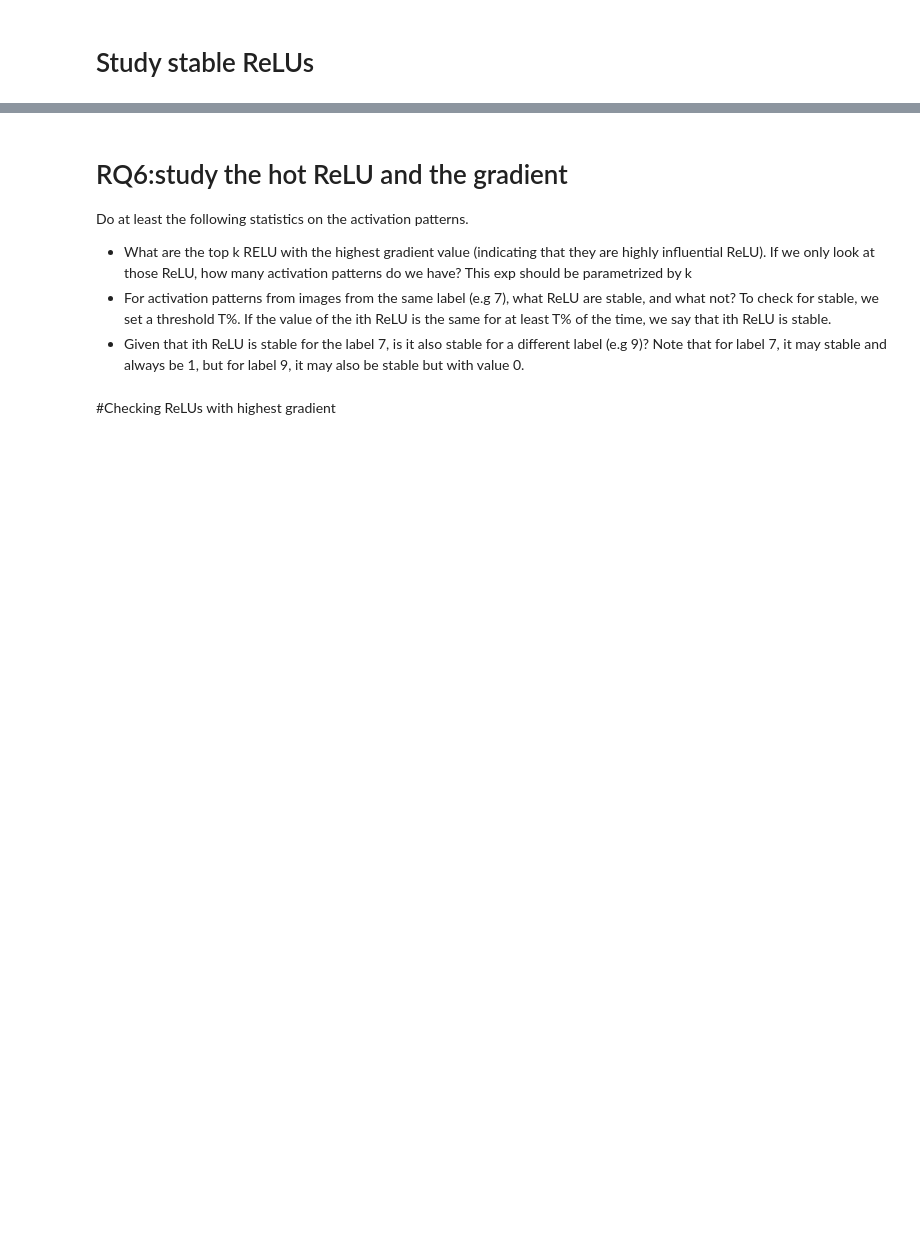
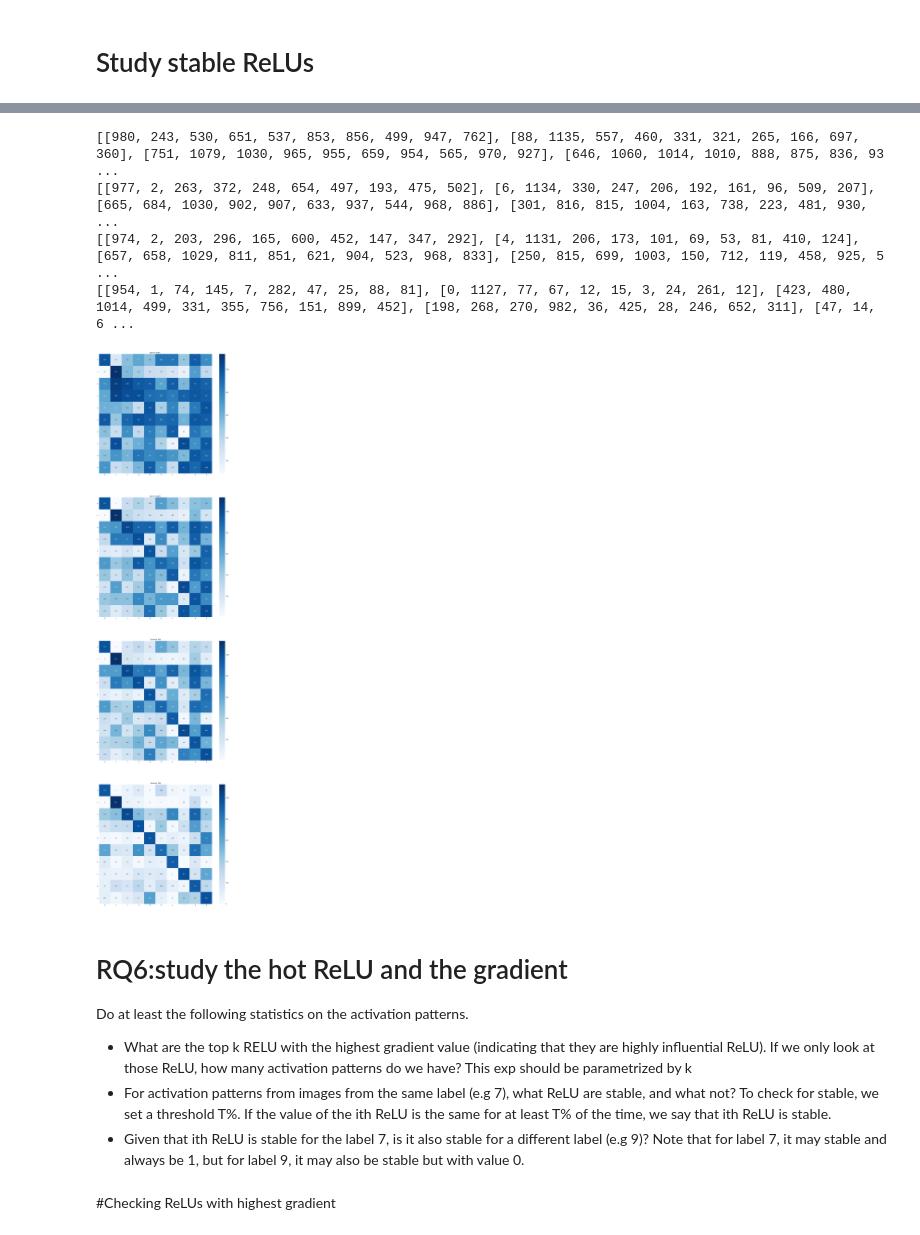
Before and after one commit to nhamlv-55/CFI_NNs, a Jupyter notebook: MNIST_toy/Expriment-WeekJan22nd.ipynb, the cells around one changed output, grey strips where cells are left out. Cells and saved outputs as stored; diff of their text form; code cells hidden in the pictures; blank space fills up the shorter version.

Commit message:
update confusion_mat

```diff
--- a/MNIST_toy/Expriment-WeekJan22nd.ipynb
+++ b/MNIST_toy/Expriment-WeekJan22nd.ipynb
@@ -345,19 +224,0 @@ Test set: Average loss: 1.7715, Accuracy: 5217/10000 (52%)
-# %%
-
-
-
-label = 1
-for k in [100]:
-    all_top_k = [set(sorted_grad[:k]) for sorted_grad in last_sorted_grads[label][-LAST_N_EPOCHS:]]
-    intersect_0 = set.intersection(*all_top_k)
-    print(intersect_0)
-    print(len(intersect_0))
-
-label = 7
-for k in [100]:
-    all_top_k = [set(sorted_grad[:k]) for sorted_grad in last_sorted_grads[label][-LAST_N_EPOCHS:]]
-    intersect_1 = set.intersection(*all_top_k)
-    print(intersect_1)
-    print(len(intersect_1))
-
-print(intersect_0.intersection(intersect_1))
@@ -604,3 +503,36 @@ how many unique paths in the randomly filtered pattern? (1122, 142)
+# %%
+"""
+Test patterns
+root - INFO - (980, 458)
+root - INFO - (1135, 458)
+root - INFO - (1032, 458)
+root - INFO - (1010, 458)
+root - INFO - (982, 458)
+root - INFO - (892, 458)
+root - INFO - (958, 458)
+root - INFO - (1028, 458)
+root - INFO - (974, 458)
+root - INFO - (1009, 458)
+"""
+fig, axs = plt.subplots(nrows=4, figsize = (20, 80))
+counter = 0
+for epsilon in all_heatmaps:
+    heatmap = all_heatmaps[epsilon]
+    print(heatmap)
+    df_cm = pd.DataFrame(heatmap, labels, labels)
+
+    axs[counter].set_title("Epsilon:{}".format(epsilon))
+
+    sn.heatmap( df_cm,ax = axs[counter], annot=True, cmap='Blues', fmt='g')
+    counter+=1
+fig.savefig('confusion_matrix.pdf')
+# print(intersection)
+# %% [output]
+[[980, 243, 530, 651, 537, 853, 856, 499, 947, 762], [88, 1135, 557, 460, 331, 321, 265, 166, 697, 360], [751, 1079, 1030, 965, 955, 659, 954, 565, 970, 927], [646, 1060, 1014, 1010, 888, 875, 836, 93 ...
+[[977, 2, 263, 372, 248, 654, 497, 193, 475, 502], [6, 1134, 330, 247, 206, 192, 161, 96, 509, 207], [665, 684, 1030, 902, 907, 633, 937, 544, 968, 886], [301, 816, 815, 1004, 163, 738, 223, 481, 930, ...
+[[974, 2, 203, 296, 165, 600, 452, 147, 347, 292], [4, 1131, 206, 173, 101, 69, 53, 81, 410, 124], [657, 658, 1029, 811, 851, 621, 904, 523, 968, 833], [250, 815, 699, 1003, 150, 712, 119, 458, 925, 5 ...
+[[954, 1, 74, 145, 7, 282, 47, 25, 88, 81], [0, 1127, 77, 67, 12, 15, 3, 24, 261, 12], [423, 480, 1014, 499, 331, 355, 756, 151, 899, 452], [198, 268, 270, 982, 36, 425, 28, 246, 652, 311], [47, 14, 6 ...
+[figure, added]
 # %% [markdown]
 # RQ6:study the hot ReLU and the gradient
 Do at least the following statistics on the activation patterns.
```
Also changed, not shown: parts of 11 cells of this notebook, 1 other file.
